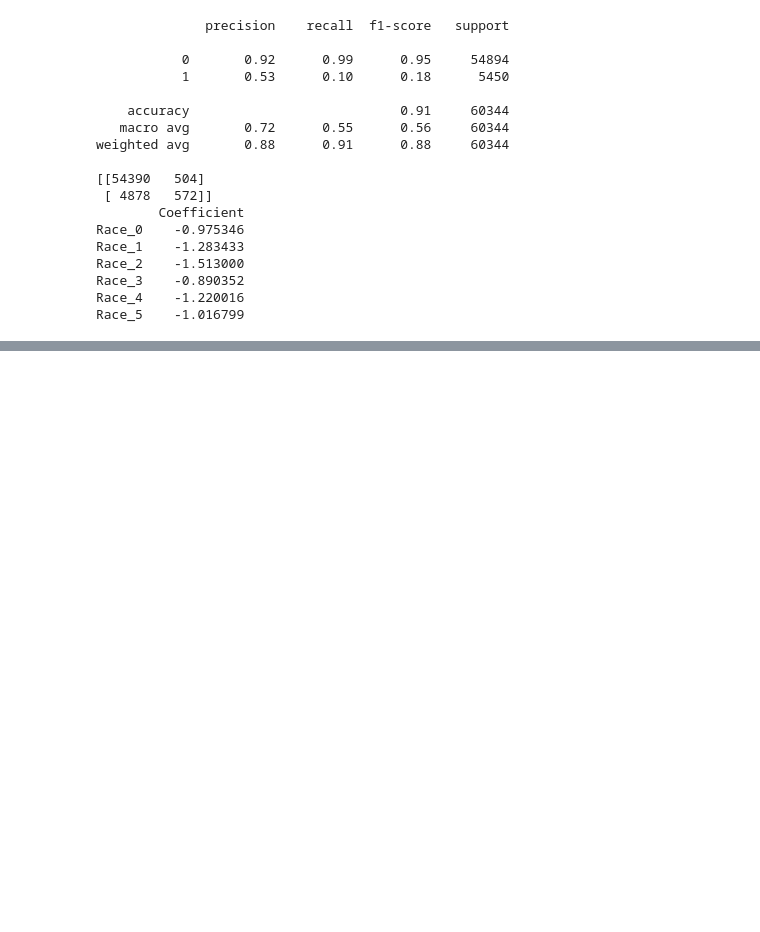
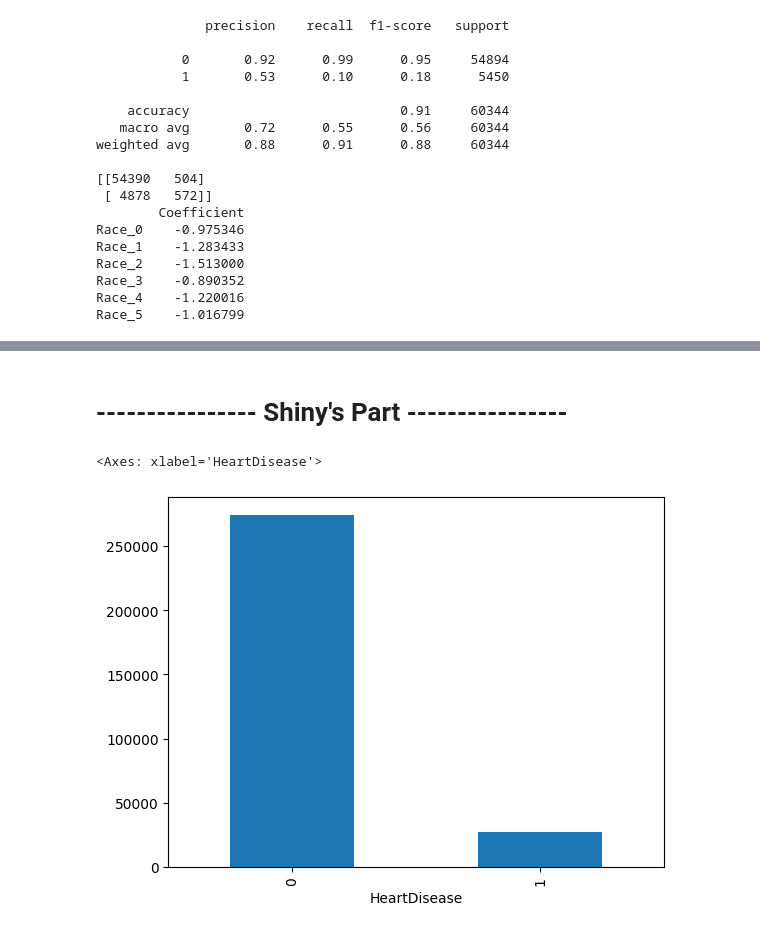
Before and after one commit to XiaoYangxxxx/ALY6080Group4, a Jupyter notebook: ALY6040 - Group 4 - EDA and Models Code.ipynb, the cells around one changed output, grey strips where cells are left out. Saved outputs shown, nothing was run; the diff lists cells and outputs as text; code cells hidden in the pictures; blank space fills up the shorter version.

```diff
--- a/ALY6040 - Group 4 - EDA and Models Code.ipynb
+++ b/ALY6040 - Group 4 - EDA and Models Code.ipynb
@@ -532,0 +600,8 @@ Race_5    -1.016799
+# %% [markdown]
+# ---------------- Shiny's Part ----------------
+# %%
+# EDA
+df["HeartDisease"].value_counts().plot(kind = "bar")
+# %% [output]
+<Axes: xlabel='HeartDisease'>
+[figure, added]
```
Also changed, not shown: parts of 45 cells of this notebook, 3 other files.
